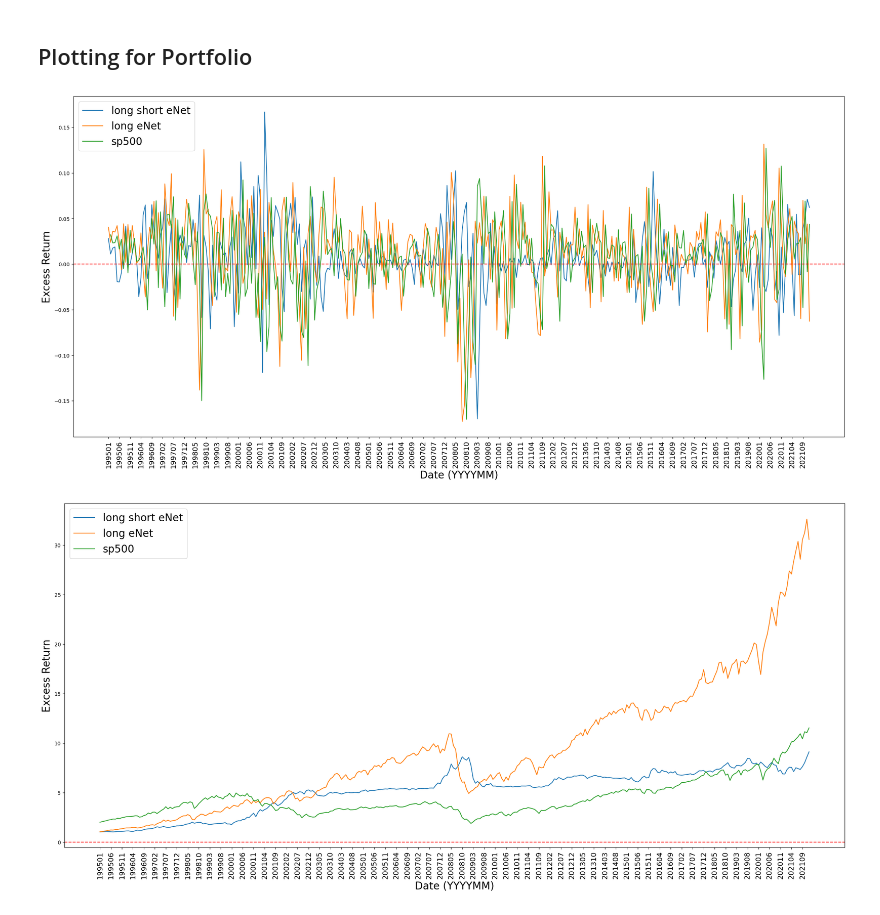
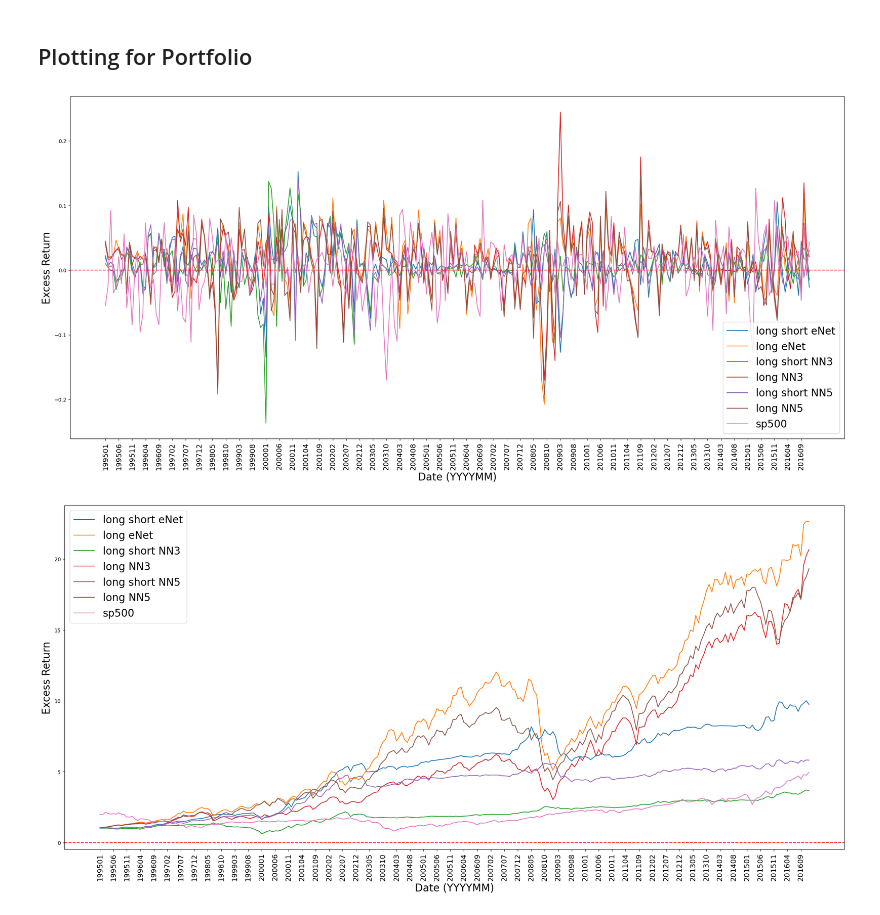
Before and after one commit to Sho-Shoo/36490-F23-Group1, a Jupyter notebook: plot_portfolio.ipynb, the cells around one changed output. Drawn from its saved outputs; the diff is of its cells as text; code cells hidden in the pictures.

Commit message:
Upload neural network portfolios

```diff
--- a/plot_portfolio.ipynb
+++ b/plot_portfolio.ipynb
@@ -2,32 +2,49 @@
 import pickle
 import matplotlib.pyplot as plt
 # %%
-obj_month_list = [f"{year}{month:02d}" for year in range(1995, 2022) for month in range(1, 13)]
+obj_month_list = [f"{year}{month:02d}" for year in range(1995, 2017) for month in range(1, 13)]
 # %% [markdown]
 ## Plotting for Portfolio
 # %%
 with open("outputs/portfolio/long_short_eNet.pkl", "rb") as f:
     long_short_eNet = pickle.load(f)
 
 with open("outputs/portfolio/long_eNet.pkl", "rb") as f:
     long_eNet = pickle.load(f)
 
+with open("outputs/portfolio/long_short_nn3.pkl", "rb") as f:
+    long_short_nn3 = pickle.load(f)
+
+with open("outputs/portfolio/long_nn3.pkl", "rb") as f:
+    long_nn3 = pickle.load(f)
+
+with open("outputs/portfolio/long_short_nn5.pkl", "rb") as f:
+    long_short_nn5 = pickle.load(f)
+
+with open("outputs/portfolio/long_nn5.pkl", "rb") as f:
+    long_nn5 = pickle.load(f)
+
 with open("outputs/portfolio/sp500.pkl", "rb") as f:
     sp500 = pickle.load(f)
+    sp500 = sp500[324-264:]
 
 plt.figure(figsize=(27, 12))
 plt.plot(obj_month_list, long_short_eNet, label="long short eNet")
 plt.plot(obj_month_list, long_eNet, label="long eNet")
+plt.plot(obj_month_list, long_short_nn3, label="long short NN3")
+plt.plot(obj_month_list, long_nn3, label="long NN3")
+plt.plot(obj_month_list, long_short_nn5, label="long short NN5")
+plt.plot(obj_month_list, long_nn5, label="long NN5")
 plt.plot(obj_month_list, sp500, label="sp500")
 plt.axhline(0, color='r', linestyle="--")
 # plt.plot(test_months, validation_r2s, label="R^2 in validation years")
 plt.xticks(obj_month_list[::5], rotation='vertical', fontsize=14)
 plt.xlabel('Date (YYYYMM)', fontsize=20)
 plt.ylabel('Excess Return', fontsize=20)
 plt.legend(fontsize=20)
 plt.show()
 # %% [output]
-[figure, old version]
+[figure, new version]
 # %%
 sp500[0] = 1
 def adjusted_cumulative_product(array):
@@ -39,15 +56,25 @@ def adjusted_cumulative_product(array):
         adjusted_array.append(cumulative_product)
     return adjusted_array
 
-long_short_eNet = adjusted_cumulative_product(long_short_eNet)
-long_eNet = adjusted_cumulative_product(long_eNet)
-sp500 = adjusted_cumulative_product(sp500)
+accum_long_short_eNet = adjusted_cumulative_product(long_short_eNet)
+accum_long_eNet = adjusted_cumulative_product(long_eNet)
+accum_long_short_nn3 = adjusted_cumulative_product(long_short_nn3)
+accum_long_nn3 = adjusted_cumulative_product(long_nn3)
+accum_long_short_nn5 = adjusted_cumulative_product(long_short_nn5)
+accum_long_nn5 = adjusted_cumulative_product(long_nn5)
+accum_sp500 = adjusted_cumulative_product(sp500)
 
 
 plt.figure(figsize=(27, 12))
-plt.plot(obj_month_list, long_short_eNet, label="long short eNet")
-plt.plot(obj_month_list, long_eNet, label="long eNet")
-plt.plot(obj_month_list, sp500, label="sp500")
+
+plt.plot(obj_month_list, accum_long_short_eNet, label="long short eNet")
+plt.plot(obj_month_list, accum_long_eNet, label="long eNet")
+plt.plot(obj_month_list, accum_long_short_nn3, label="long short NN3")
+plt.plot(obj_month_list, accum_long_nn3, label="long NN3")
+plt.plot(obj_month_list, accum_long_short_nn5, label="long short NN5")
+plt.plot(obj_month_list, accum_long_nn5, label="long NN5")
+plt.plot(obj_month_list, accum_sp500, label="sp500")
+
 plt.axhline(0, color='r', linestyle="--")
 # plt.plot(test_months, validation_r2s, label="R^2 in validation years")
 plt.xticks(obj_month_list[::5], rotation='vertical', fontsize=14)
@@ -56,4 +83,4 @@ plt.ylabel('Excess Return', fontsize=20)
 plt.legend(fontsize=20)
 plt.show()
 # %% [output]
-[figure, old version]
+[figure, new version]
```
Also changed, not shown: 5 other files.
